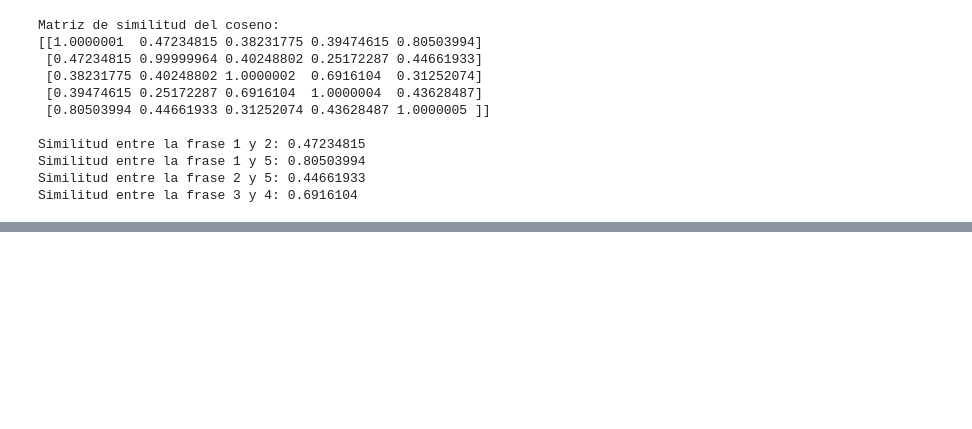
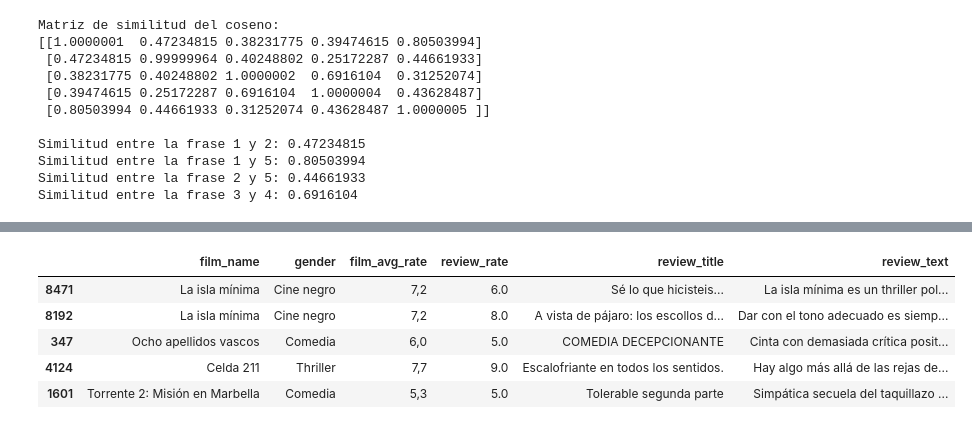
Before and after one commit to TangoThrash/embeddings, a Jupyter notebook: ejemplo_sencillo_embeddings.ipynb, the cells around one changed output, grey strips where cells are left out. Drawn from its saved outputs; the diff is of its cells as text; code cells hidden in the pictures; blank space fills up the shorter version.

```diff
--- a/ejemplo_sencillo_embeddings.ipynb
+++ b/ejemplo_sencillo_embeddings.ipynb
@@ -84,0 +98,11 @@ Similitud entre la frase 3 y 4: 0.6916104
+# %%
+path='C:\\Users\\tomas\ML\\env1\\data\\reviews_filmaffinity.csv'
+df2 = pd.read_table(path, sep='\|\|', header=0, engine='python')
+df2.sample(5)
+# %% [output]
+|  | film_name | gender | film_avg_rate | review_rate | review_title | review_text |
+| 8471 | La isla mínima | Cine negro | 7,2 | 6.0 | Sé lo que hicisteis... | La isla mínima es un thriller pol... |
+| 8192 | La isla mínima | Cine negro | 7,2 | 8.0 | A vista de pájaro: los escollos d... | Dar con el tono adecuado es siemp... |
+| 347 | Ocho apellidos vascos | Comedia | 6,0 | 5.0 | COMEDIA DECEPCIONANTE | Cinta con demasiada crítica posit... |
+| 4124 | Celda 211 | Thriller | 7,7 | 9.0 | Escalofriante en todos los sentidos. | Hay algo más allá de las rejas de... |
+| 1601 | Torrente 2: Misión en Marbella | Comedia | 5,3 | 5.0 | Tolerable segunda parte | Simpática secuela del taquillazo ... |
```
Also changed, not shown: parts of 7 cells of this notebook.
